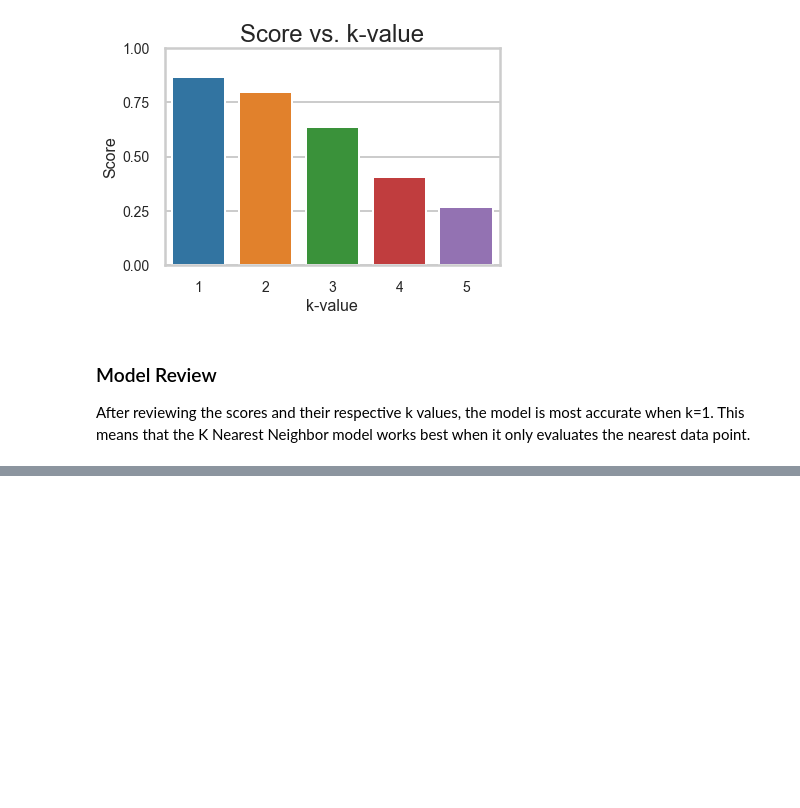
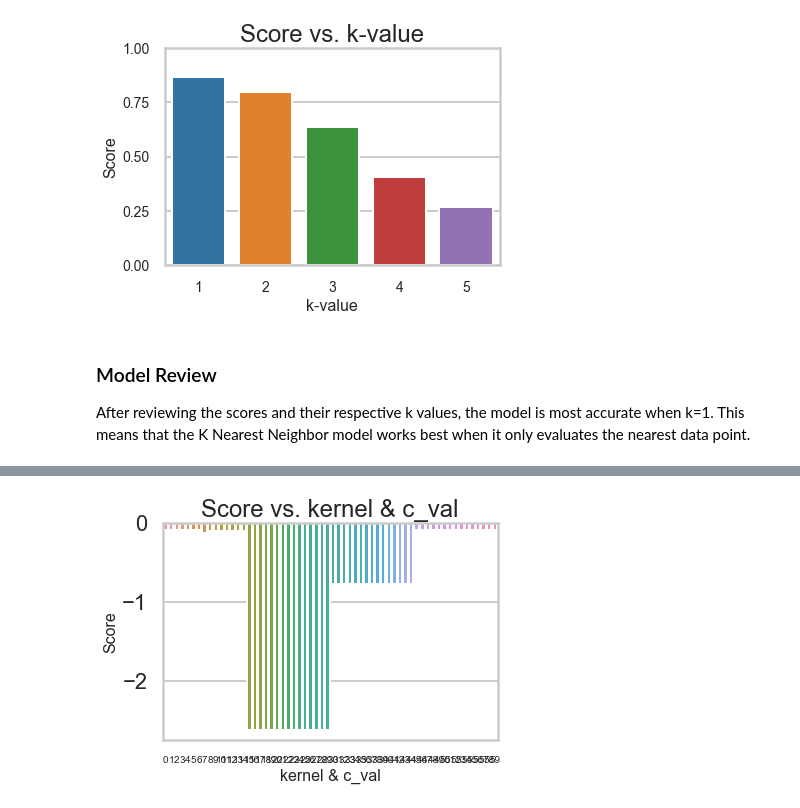
Before and after one commit to milesin3d/IncreaseAMYield, a Jupyter notebook: IncreaseAMYield.ipynb, the cells around one changed output, grey strips where cells are left out. Drawn from its saved outputs; the diff is of its cells as text; code cells hidden in the pictures; blank space fills up the shorter version.

```diff
--- a/IncreaseAMYield.ipynb
+++ b/IncreaseAMYield.ipynb
@@ -2634,0 +2692,3 @@ After reviewing the scores and their respective k values, the model is most accu
+# %%
+k_c_score = pd.DataFrame(ls_k_c_score, columns=['kernel', 'c', 'score'])
+k_c_score
@@ -2634,0 +2713,9 @@ After reviewing the scores and their respective k values, the model is most accu
+# %%
+_ = sns.barplot(x=k_c_score.index, y='score', data=k_c_score)
+
+_ = plt.title('Score vs. kernel & c_val')
+_ = plt.xlabel('kernel & c_val', fontsize=16)
+_ = plt.ylabel('Score', fontsize=16)
+_ = plt.xticks(fontsize = 10)
+# %% [output]
+[figure, added]
```
Also changed, not shown: parts of 9 cells of this notebook.
